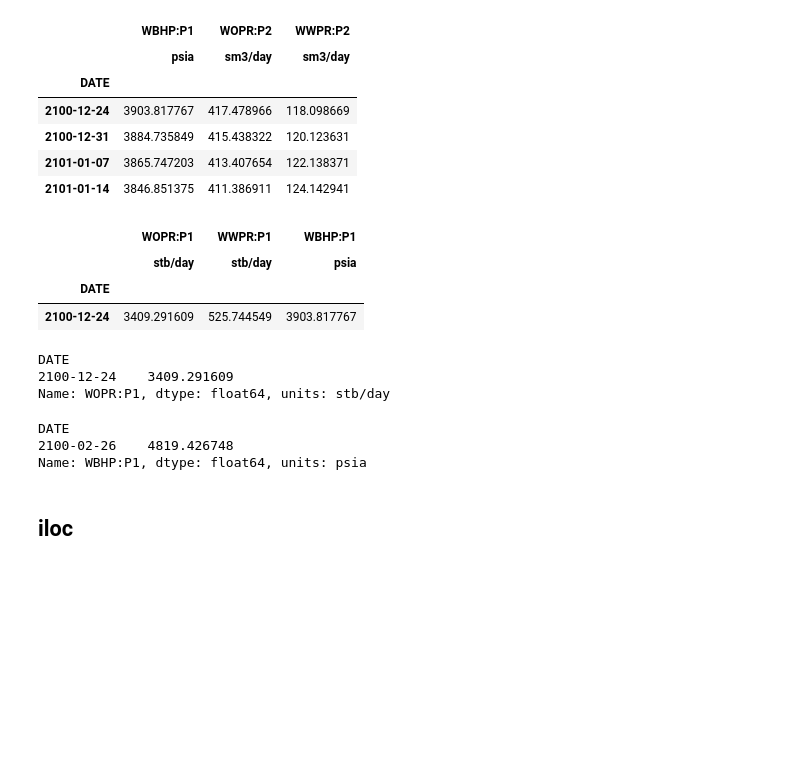
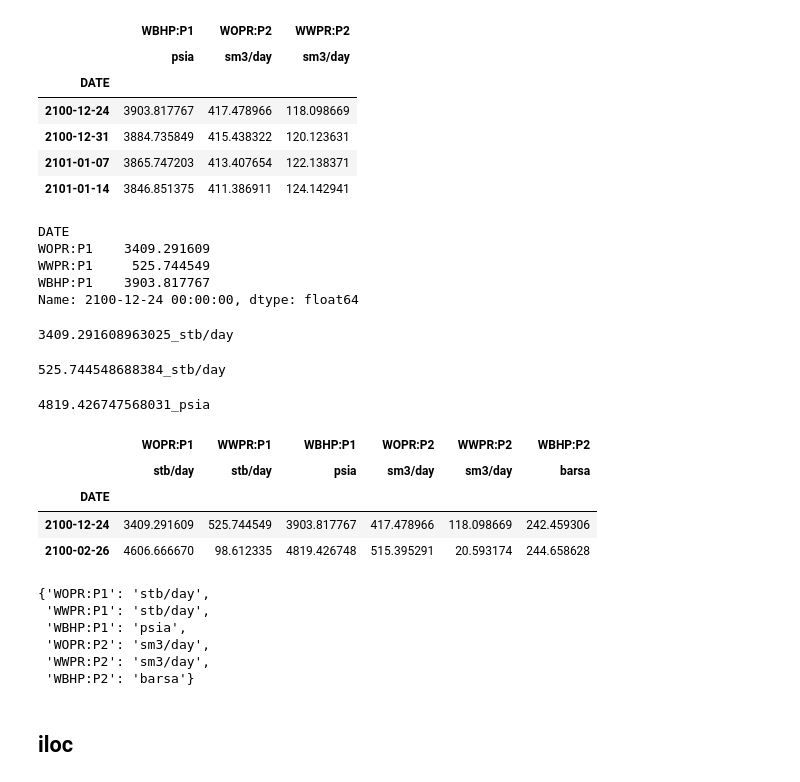
Before and after one commit to ayaranitram/simpandas, a Jupyter notebook: simpandas_demo.ipynb, the cells around one changed output. Drawn from its saved outputs; the diff is of its cells as text; code cells hidden in the pictures; blank space fills up the shorter version.

```diff
--- a/simpandas_demo.ipynb
+++ b/simpandas_demo.ipynb
@@ -31,5 +45,3 @@ sample_prod
 type(sample_prod)
 # %% [output]
 SimDataFrame
-# %%
-sample_prod.set_index('DATE')
@@ -727,22 +732,40 @@ sample_prod.loc['2100-12-24':'2101-01-15', 'WBHP:P1': 'WWPR:P2']
 # %%
 sample_prod.loc['2100-12-24', 'P1']
 # %% [output]
-|  | WOPR:P1 | WWPR:P1 | WBHP:P1 |
-|  | stb/day | stb/day | psia |
-| DATE |  |  |  |
-| 2100-12-24 | 3409.291609 | 525.744549 | 3903.817767 |
+DATE
+WOPR:P1    3409.291609
+WWPR:P1     525.744549
+WBHP:P1    3903.817767
+Name: 2100-12-24 00:00:00, dtype: float64
 # %%
 sample_prod.loc['2100-12-24', 'WOPR:P1']
 # %% [output]
-DATE
-2100-12-24    3409.291609
-Name: WOPR:P1, dtype: float64, units: stb/day
+3409.291608963025_stb/day
+# %%
+sample_prod.loc['2100-12-24', 'WWPR:P1']
+# %% [output]
+525.744548688384_stb/day
 # %%
 sample_prod.loc['2100-02-26', 'WBHP:P1']
 # %% [output]
-DATE
-2100-02-26    4819.426748
-Name: WBHP:P1, dtype: float64, units: psia
+4819.426747568031_psia
+# %%
+sample_prod.loc[['2100-12-24', '2100-02-26']]
+# %% [output]
+|  | WOPR:P1 | WWPR:P1 | WBHP:P1 | WOPR:P2 | WWPR:P2 | WBHP:P2 |
+|  | stb/day | stb/day | psia | sm3/day | sm3/day | barsa |
+| DATE |  |  |  |  |  |  |
+| 2100-12-24 | 3409.291609 | 525.744549 | 3903.817767 | 417.478966 | 118.098669 | 242.459306 |
+| 2100-02-26 | 4606.666670 | 98.612335 | 4819.426748 | 515.395291 | 20.593174 | 244.658628 |
+# %%
+sample_prod.units
+# %% [output]
+{'WOPR:P1': 'stb/day',
+ 'WWPR:P1': 'stb/day',
+ 'WBHP:P1': 'psia',
+ 'WOPR:P2': 'sm3/day',
+ 'WWPR:P2': 'sm3/day',
+ 'WBHP:P2': 'barsa'}
 # %% [markdown]
 ## iloc
 # %%
```
Also changed, not shown: parts of 78 cells of this notebook, 20 other files.
